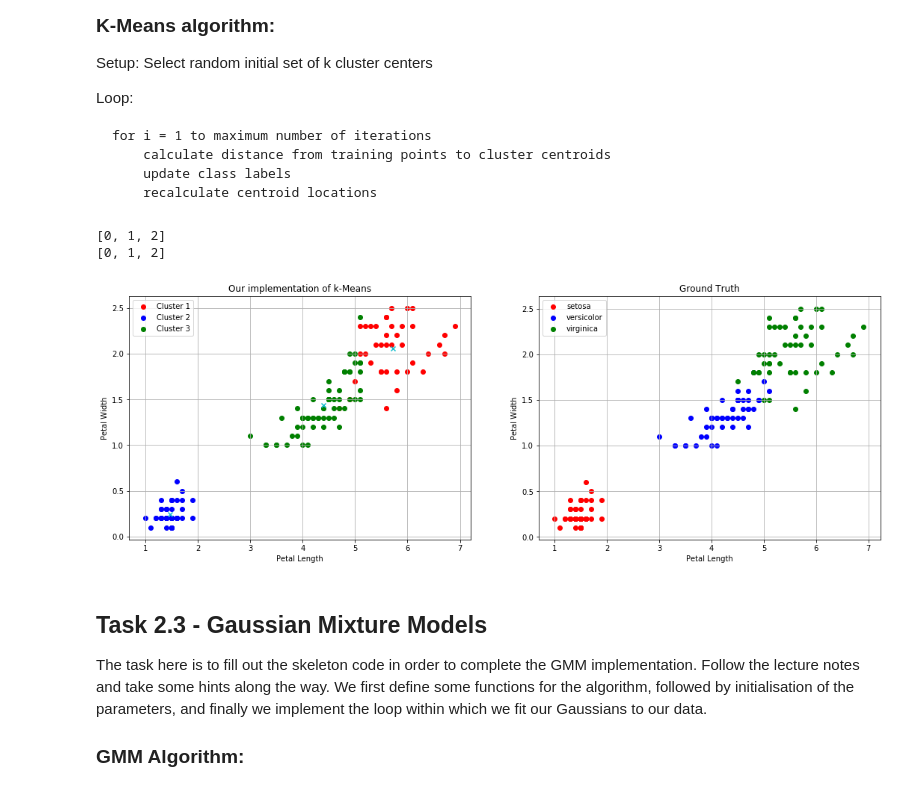
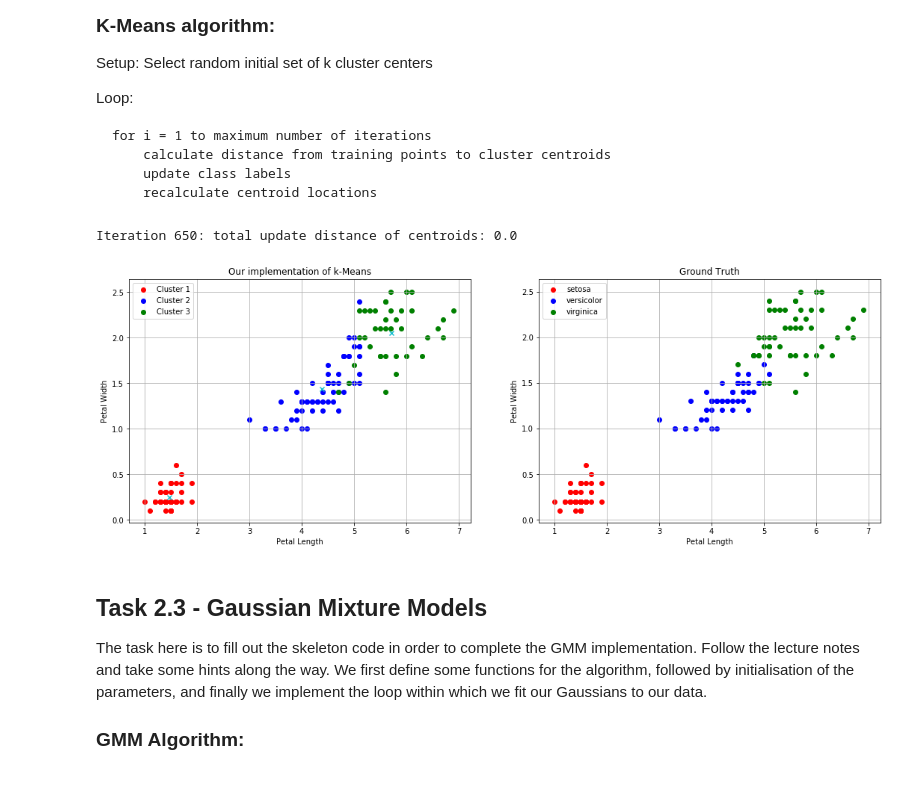
Before and after one commit to LuffyKing/BDML, a Jupyter notebook: BDML_lab2.ipynb, the cells around one changed output. Saved outputs shown, nothing was run; the diff lists cells and outputs as text; code cells hidden in the pictures.

```diff
--- a/BDML_lab2.ipynb
+++ b/BDML_lab2.ipynb
@@ -22,7 +23,6 @@ labels = np.load('Iris_labels.npy')
 def scatterPlotV2(columnA, columnB, data, plt, xlabel, ylabel,  prediction, labels, colours, title=None):
     categories = list(set(prediction))
     categories.sort()
-    print(categories)
     for category in categories:
         isCategoryValue = category == prediction
         categoryValues = data[isCategoryValue]
@@ -31,7 +31,7 @@ def scatterPlotV2(columnA, columnB, data, plt, xlabel, ylabel,  prediction, labe
     plt.ylabel(ylabel)
     plt.grid()
     plt.legend()
-    title = title if title else f'{xlabel} vs {ylabel}'
+    title = title if title else '{0} vs {1}'.format(xlabel, ylabel)
     plt.title(title)
 
 plt.figure(figsize=(12,46))
@@ -113,7 +107,7 @@ def k_means(data, k, n_iteration):
 
         # Recalculate centroids
         new_centroids = np.zeros(shape=[k, data.shape[1]])
-        for i_k in range(k_centroid.shape[0]):# TODO: Loop over each cluster i_k.
+        for i_k in range(k_centroids.shape[0]):# TODO: Loop over each cluster i_k.
             # Get all datapoints alocated to cluster i_k
             isClusterDataPoint = predicted_label == i_k
             cluster_data = data[isClusterDataPoint] # TODO: Slice into data with predicted_label.
@@ -129,31 +123,31 @@ def k_means(data, k, n_iteration):
     return predicted_label, k_centroids
 # %%
 k =  3# TODO: Select a number of clusters.
-n_iteration = 500 # TODO: Select a number of iterations.
+n_iteration = 650 # TODO: Select a number of iterations.
 
 predicted_label, k_centroid = k_means(data, k, n_iteration)
 plt.figure(figsize=(18, 6))
 
 plt.subplot(121)
 # Visualisation of model predictions
 # TODO: Plot two feature dimensions against eachother, label with the predicted cluster labels.
 # TODO: Plot the cluster centroids on top. Hint: use a different shaped marker with 'marker="x"'.
 # TODO: Label axes correctly.
+
 scatterPlotV2(2, 3, data, plt, 'Petal Length', 'Petal Width', prediction=predicted_label, labels=['Cluster 1', 'Cluster 2', 'Cluster 3'], colours=['r', 'b', 'g'], title='Our implementation of k-Means' )
 for centroid in k_centroid:
     plt.scatter(centroid[2], centroid[3], c='tab:cyan', marker="x")
 # plt.show()
 
 # Visualisation of ground truth
 # TODO: Plot two feature dimensions against eachother, label with the ground truth labels.
 # TODO: Label axes correctly.
 plt.subplot(122)
 scatterPlotV2(2, 3, data, plt, 'Petal Length', 'Petal Width', prediction=labels, labels=['setosa', 'versicolor', 'virginica'], colours=['r', 'b', 'g'], title='Ground Truth' )
 plt.show()
 # %% [output]
-[0, 1, 2]
-[0, 1, 2]
+Iteration 650: total update distance of centroids: 0.0
-[figure, old version]
+[figure, new version]
 # %% [markdown]
 ## Task 2.3 - Gaussian Mixture Models
 The task here is to fill out the skeleton code in order to complete the GMM implementation. Follow the lecture notes and take some hints along the way. We first define some functions for the algorithm, followed by initialisation of the parameters, and finally we implement the loop within which we fit our Gaussians to our data.
```
Also changed, not shown: parts of 2 cells of this notebook.
